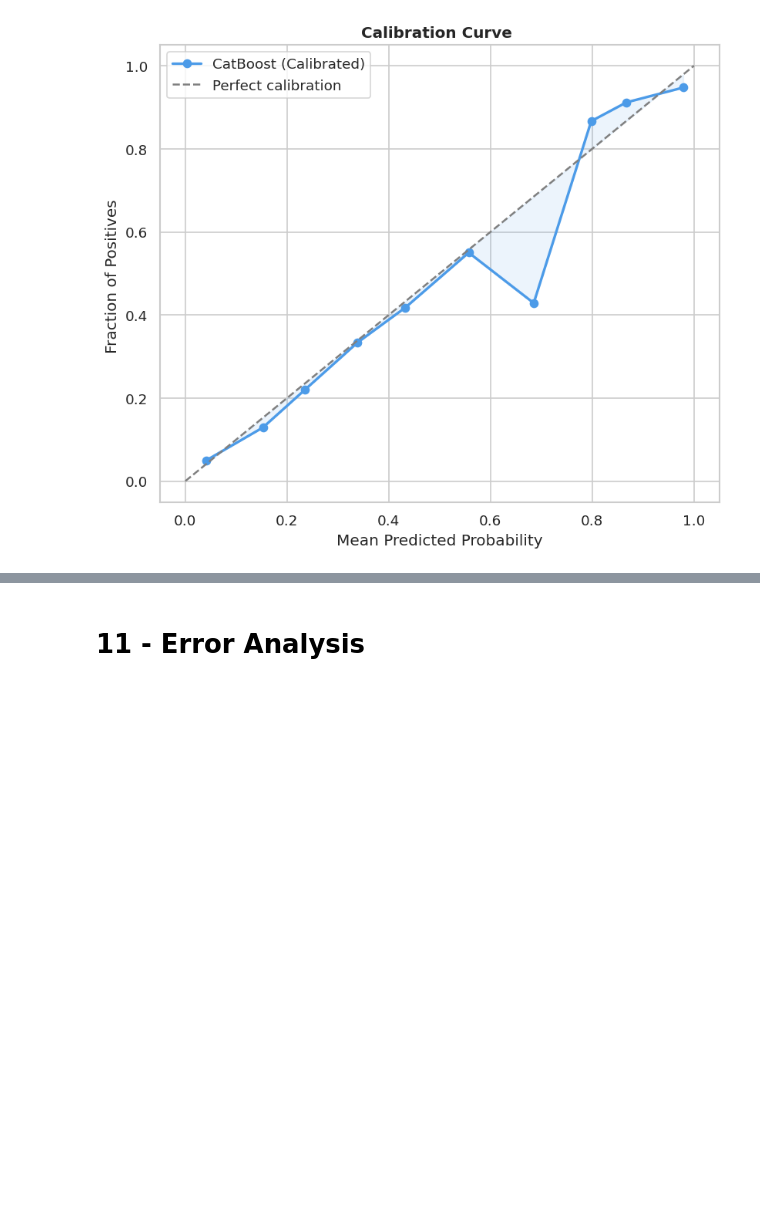
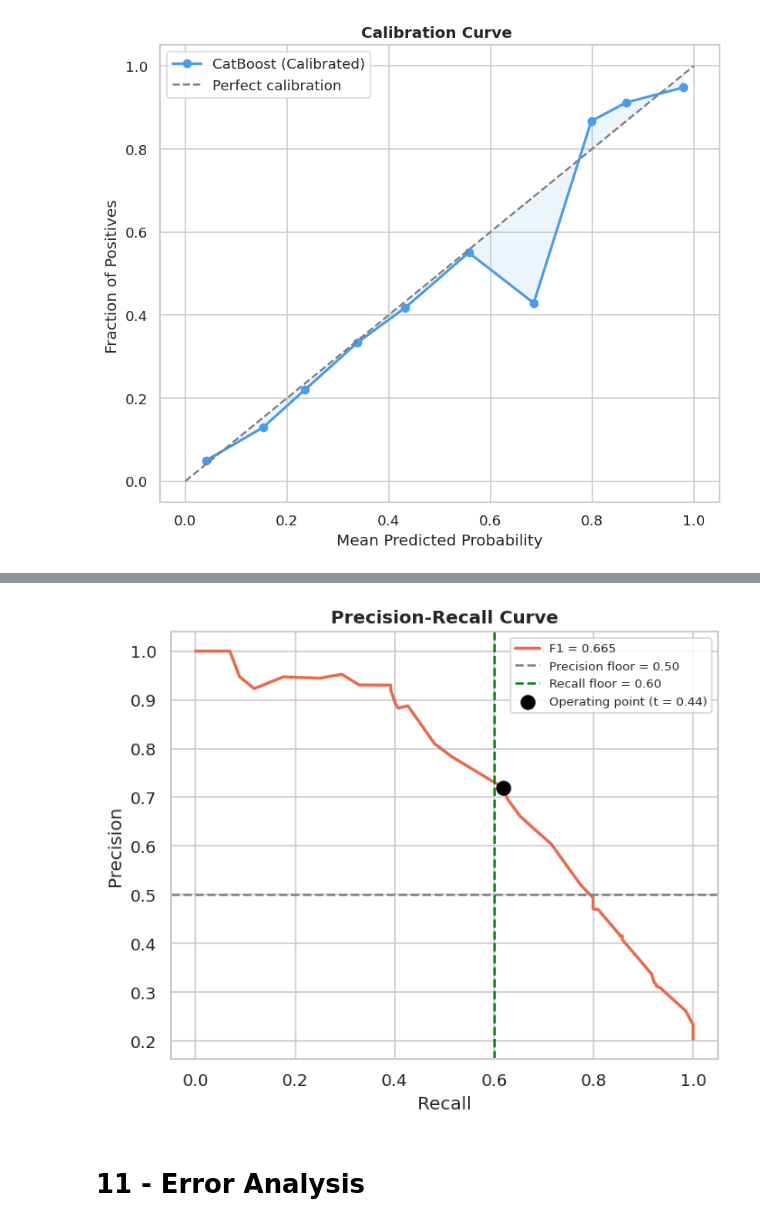
Before and after one commit to narendrapatel6321-dotcom/bank_churn_prediction, a Jupyter notebook: notebooks/churn_notebook.ipynb, the cells around one changed output, grey strips where cells are left out. Cells and saved outputs as stored; diff of their text form; code cells hidden in the pictures; blank space fills up the shorter version.

```diff
--- a/notebooks/churn_notebook.ipynb
+++ b/notebooks/churn_notebook.ipynb
@@ -572,3 +622,9 @@ plot_calibration_curve(y_test, y_probas_cal, f"{BEST_MODEL_NAME} (Calibrated)")
+# %%
+plot_pr_curve(y_test, y_probas_cal, best_threshold_cal,
+    recall_cal, precision_cal, f1_cal_score,
+    save_path="reports/figures/eval_09_pr_curve_calibrated.png")
+# %% [output]
+[figure, added]
 # %% [markdown]
 # 11 - Error Analysis
 # %%
```
Also changed, not shown: parts of 27 cells of this notebook.
